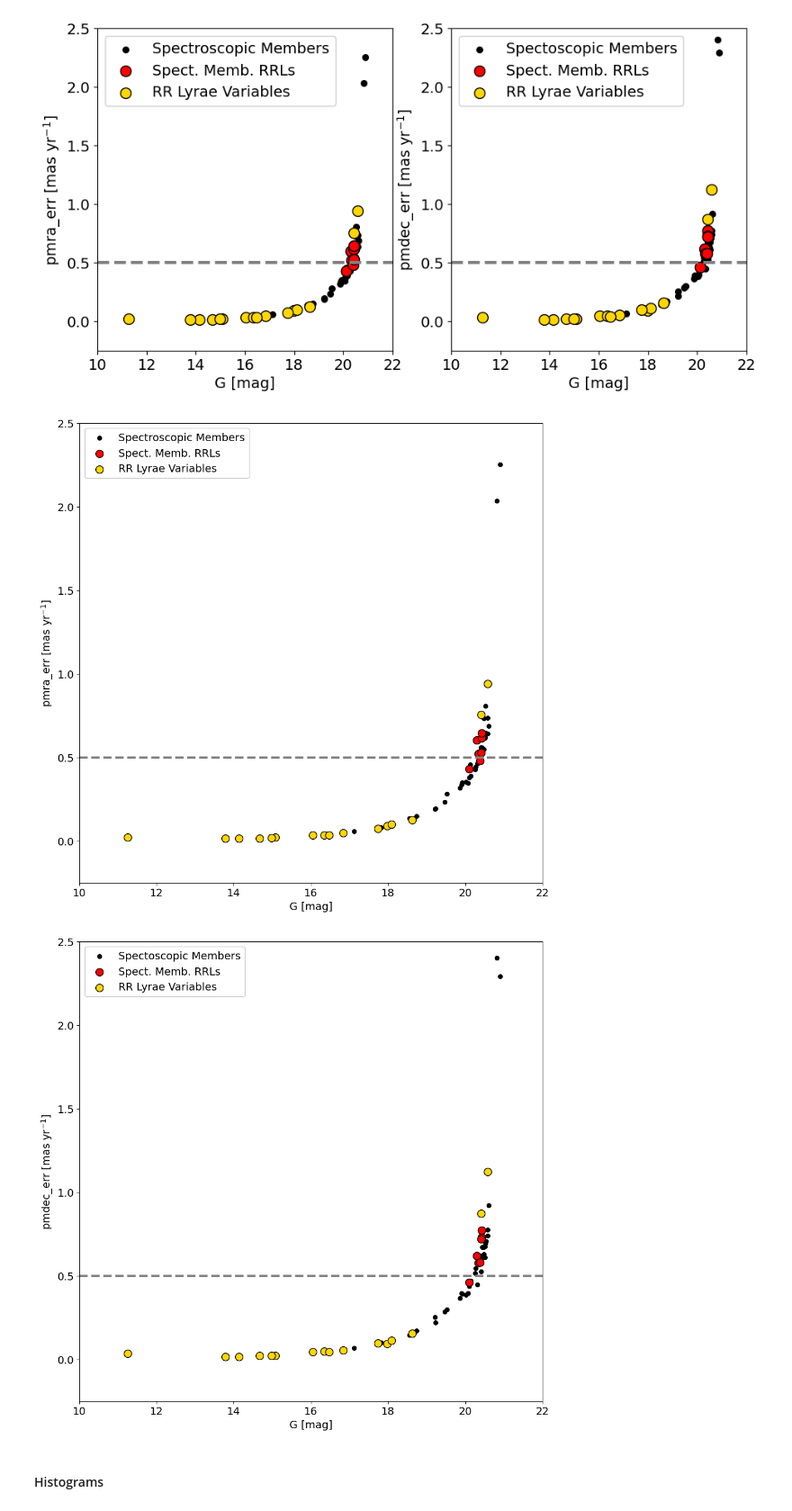
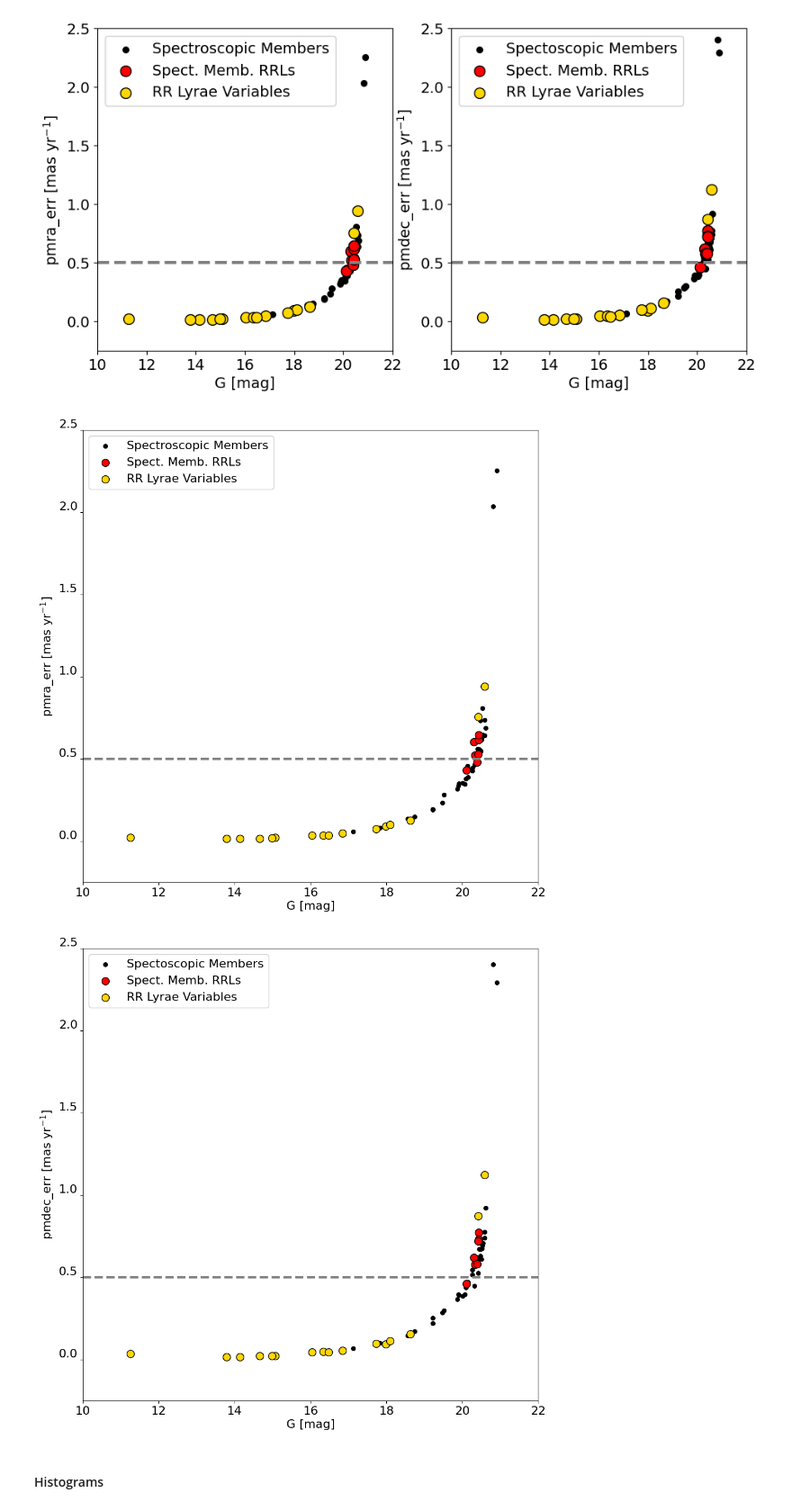
Before and after one commit to MLValentini/MultiMethod-UFDs, a Jupyter notebook: UrsaMajorI.ipynb, the cells around one changed output. Shown at 90% size. Cells and saved outputs as stored; diff of their text form; code cells hidden in the pictures.

```diff
--- a/UrsaMajorI.ipynb
+++ b/UrsaMajorI.ipynb
@@ -461,49 +461,53 @@ plt.show()
 plt.figure(figsize=(11,11))
 plt.xlim(10,22)
 plt.ylim(-0.25,2.5)
-plt.xticks(fontsize=14)
-plt.yticks(fontsize=14)
+plt.xticks(fontsize=16)
+plt.yticks(fontsize=16)
 
-plt.xlabel('G [mag]', fontsize=14)
-plt.ylabel(r'pmra_err [mas yr$^{-1}$]', fontsize=14)
+plt.xlabel('G [mag]', fontsize=16)
+plt.ylabel(r'pmra_err [mas yr$^{-1}$]', fontsize=16)
 
 plt.scatter(memb['phot_g_mean_mag'], memb['pmra_error'], s=30, marker='o', color='black', edgecolor='k', label='Spectroscopic Members')
 plt.scatter(memb_rr['phot_g_mean_mag'], memb_rr['pmra_error'], s=100, marker='o', color='red', edgecolor='k', label='Spect. Memb. RRLs', zorder=2)
 plt.scatter(rr['phot_g_mean_mag'], rr['pmra_error'], s=100, marker='o', color='gold', edgecolor='k', label='RR Lyrae Variables')
 plt.plot([10,22], [0.5,0.5], color='grey', linewidth=3, linestyle='dashed')
 
-plt.legend(loc=2, fontsize=14, framealpha=0.95)
+plt.legend(loc=2, fontsize=16, framealpha=0.95)
+plt.yticks(va='bottom')
+
 #plt.grid(True)
 
 plt.savefig('Plot/UrsaMajorI/UrsaMajorI_paper01_1.png', bbox_inches='tight', pad_inches=0.1)
 plt.show()
 
 
 ## PM DEC with Spectroscopic Members
 
 
 plt.figure(figsize=(11,11))
 plt.xlim(10,22)
 plt.ylim(-0.25,2.5)
-plt.xticks(fontsize=14)
-plt.yticks(fontsize=14)
+plt.xticks(fontsize=16)
+plt.yticks(fontsize=16)
 
-plt.xlabel('G [mag]', fontsize=14)
-plt.ylabel(r'pmdec_err [mas yr$^{-1}$]', fontsize=14)
+plt.xlabel('G [mag]', fontsize=16)
+plt.ylabel(r'pmdec_err [mas yr$^{-1}$]', fontsize=16)
 
 plt.scatter(memb['phot_g_mean_mag'], memb['pmdec_error'], s=30, marker='o', color='black', edgecolor='k', label='Spectoscopic Members')
 plt.scatter(memb_rr['phot_g_mean_mag'], memb_rr['pmdec_error'], s=100, marker='o', color='red', edgecolor='k', label='Spect. Memb. RRLs', zorder=2)
 plt.scatter(rr['phot_g_mean_mag'], rr['pmdec_error'], s=100, marker='o', color='gold', edgecolor='k', label='RR Lyrae Variables')
 plt.plot([10,22], [0.5,0.5], color='grey', linewidth=3, linestyle='dashed')
 
-plt.legend(loc=2, fontsize=14, framealpha=0.95)
+plt.legend(loc=2, fontsize=16, framealpha=0.95)
+plt.yticks(va='bottom')
+
 #plt.grid(True)
 
 plt.savefig('Plot/UrsaMajorI/UrsaMajorI_paper01_2.png', bbox_inches='tight', pad_inches=0.1)
 plt.show()
 # %% [output]
-[figure, old version]
+[figure, new version]
-[figure, old version]
+[figure, new version]
 # %% [markdown]
 #### Histograms
 # %%
```
Also changed, not shown: parts of 4 cells of this notebook, 6 other files.
